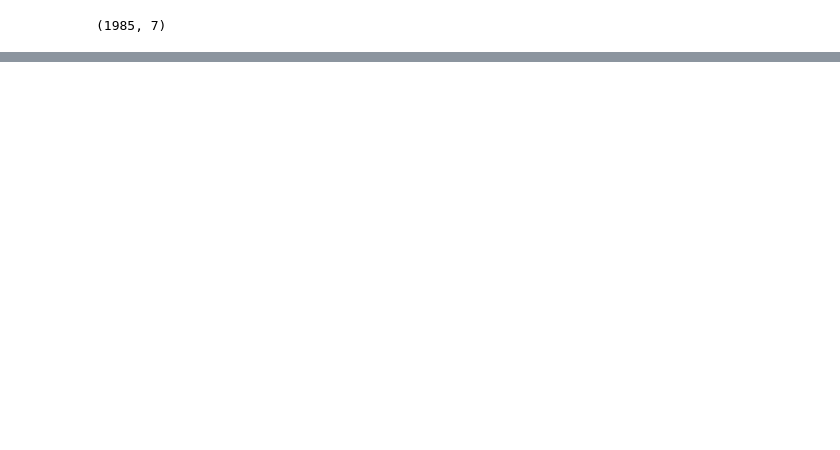
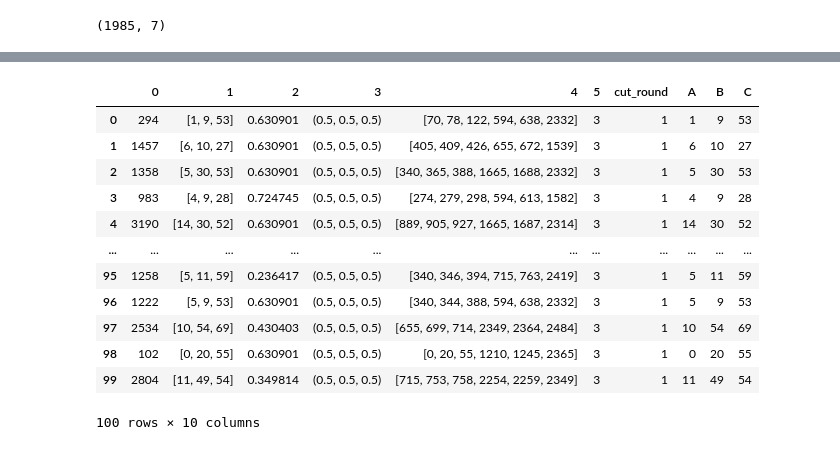
Before and after one commit to costasmexis/SDPCutSel, a Jupyter notebook: studyResults.ipynb, the cells around one changed output, grey strips where cells are left out. Drawn from its saved outputs; the diff is of its cells as text; code cells hidden in the pictures; blank space fills up the shorter version.

```diff
--- a/studyResults.ipynb
+++ b/studyResults.ipynb
@@ -146,0 +157,18 @@ df
+# %%
+first_ranks_list = rank_list[:100]
+# %%
+first_ranks_list
+# %% [output]
+|  | 0 | 1 | 2 | 3 | 4 | 5 | cut_round | A | B | C |
+| 0 | 294 | [1, 9, 53] | 0.630901 | (0.5, 0.5, 0.5) | [70, 78, 122, 594, 638, 2332] | 3 | 1 | 1 | 9 | 53 |
+| 1 | 1457 | [6, 10, 27] | 0.630901 | (0.5, 0.5, 0.5) | [405, 409, 426, 655, 672, 1539] | 3 | 1 | 6 | 10 | 27 |
+| 2 | 1358 | [5, 30, 53] | 0.630901 | (0.5, 0.5, 0.5) | [340, 365, 388, 1665, 1688, 2332] | 3 | 1 | 5 | 30 | 53 |
+| 3 | 983 | [4, 9, 28] | 0.724745 | (0.5, 0.5, 0.5) | [274, 279, 298, 594, 613, 1582] | 3 | 1 | 4 | 9 | 28 |
+| 4 | 3190 | [14, 30, 52] | 0.630901 | (0.5, 0.5, 0.5) | [889, 905, 927, 1665, 1687, 2314] | 3 | 1 | 14 | 30 | 52 |
+| ... | ... | ... | ... | ... | ... | ... | ... | ... | ... | ... |
+| 95 | 1258 | [5, 11, 59] | 0.236417 | (0.5, 0.5, 0.5) | [340, 346, 394, 715, 763, 2419] | 3 | 1 | 5 | 11 | 59 |
+| 96 | 1222 | [5, 9, 53] | 0.630901 | (0.5, 0.5, 0.5) | [340, 344, 388, 594, 638, 2332] | 3 | 1 | 5 | 9 | 53 |
+| 97 | 2534 | [10, 54, 69] | 0.430403 | (0.5, 0.5, 0.5) | [655, 699, 714, 2349, 2364, 2484] | 3 | 1 | 10 | 54 | 69 |
+| 98 | 102 | [0, 20, 55] | 0.630901 | (0.5, 0.5, 0.5) | [0, 20, 55, 1210, 1245, 2365] | 3 | 1 | 0 | 20 | 55 |
+| 99 | 2804 | [11, 49, 54] | 0.349814 | (0.5, 0.5, 0.5) | [715, 753, 758, 2254, 2259, 2349] | 3 | 1 | 11 | 49 | 54 |
+100 rows × 10 columns
```
Also changed, not shown: parts of 12 cells of this notebook, 10 other files.
